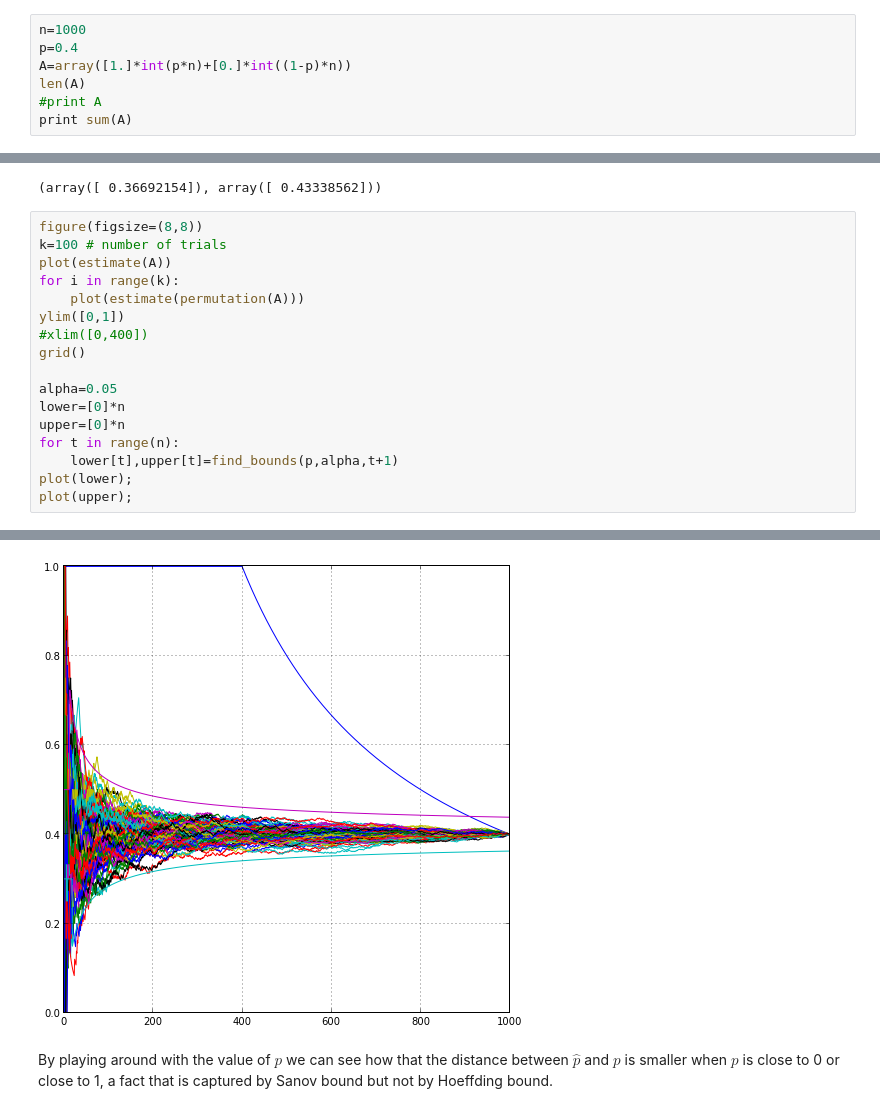
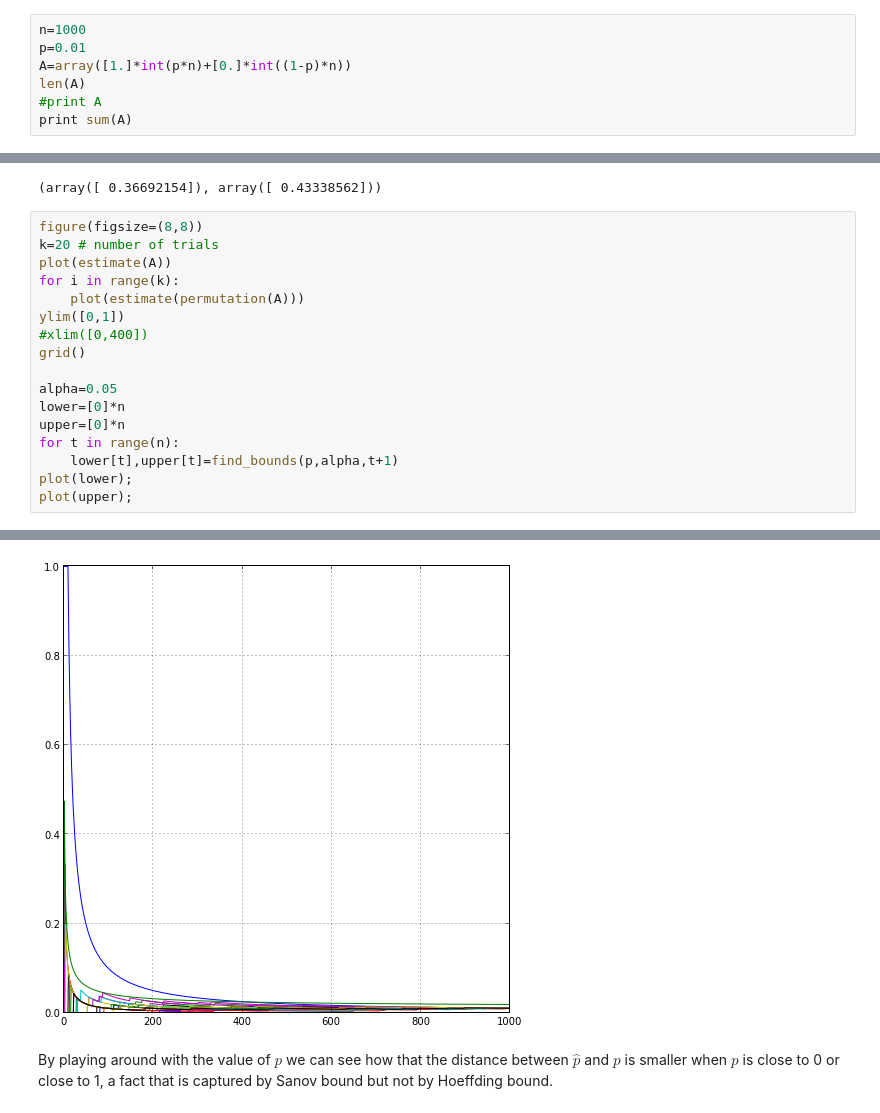
Before and after one commit to yoavfreund/UCSD_BigData, a Jupyter notebook: notebooks/sorting/Bounds.ipynb, the cells around one changed output, grey strips where cells are left out. Saved outputs shown, nothing was run; the diff lists cells and outputs as text.

```diff
--- a/notebooks/sorting/Bounds.ipynb
+++ b/notebooks/sorting/Bounds.ipynb
@@ -205,7 +205,7 @@ We see that Hoeffding's bound is tight at $q=0.5$ but loose at $q=0.03$ or $q=0.
 ## Comparing Sanov bound with the simulation
 # %%
 n=1000
-p=0.4
+p=0.01
 A=array([1.]*int(p*n)+[0.]*int((1-p)*n))
 len(A)
 #print A
@@ -231,7 +231,7 @@ find_bounds(0.4,0.1,1000)
 (array([ 0.36692154]), array([ 0.43338562]))
 # %%
 figure(figsize=(8,8))
-k=100 # number of trials
+k=20 # number of trials
 plot(estimate(A))
 for i in range(k):
     plot(estimate(permutation(A)))
@@ -251,4 +250,4 @@ plot(upper);
-[figure, old version]
+[figure, new version]
 # %% [markdown]
 By playing around with the value of $p$ we can see how that the distance between $\hat{p}$ and $p$ is smaller when
 $p$ is close to 0 or close to 1, a fact that is captured by Sanov bound but not by Hoeffding bound.
```
Also changed, not shown: parts of 2 cells of this notebook, 1 other file.
